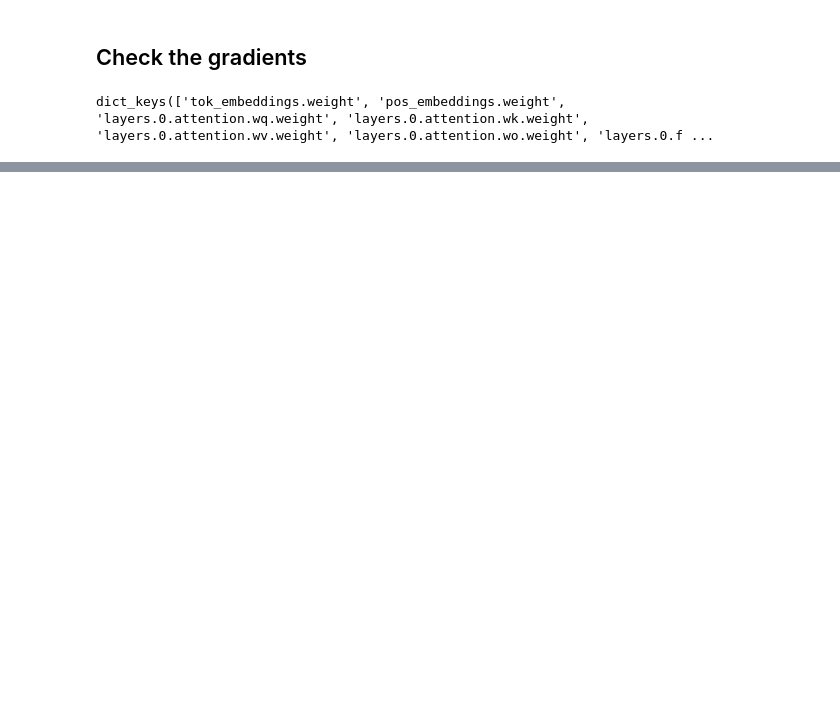
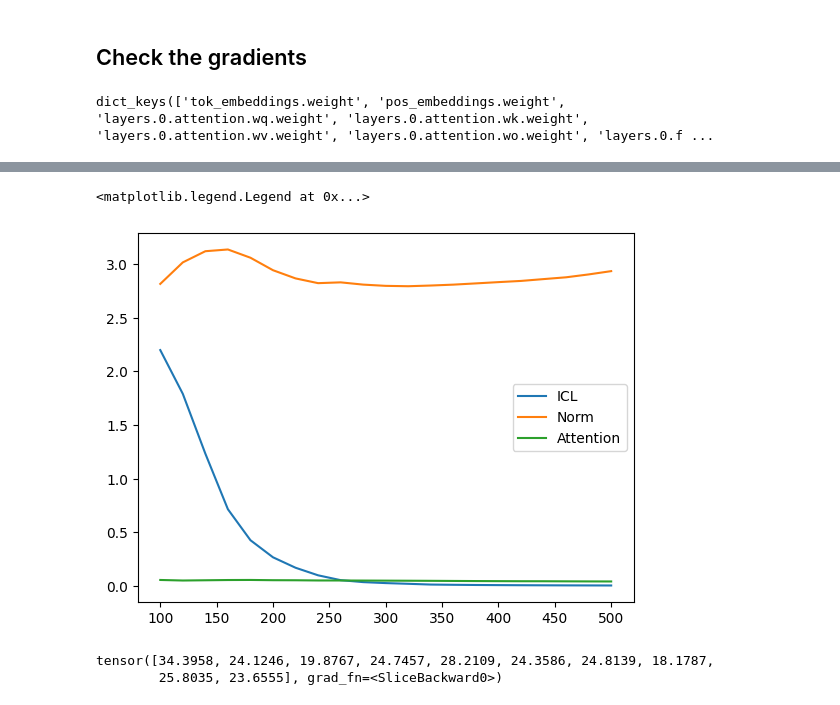
Before and after one commit to GuoTianYu2000/transformer-birth, a Jupyter notebook: Aug-28-check_dynamics.ipynb, the cells around one changed output, grey strips where cells are left out. Saved outputs shown, nothing was run; the diff lists cells and outputs as text; code cells hidden in the pictures; blank space fills up the shorter version.

```diff
--- a/Aug-28-check_dynamics.ipynb
+++ b/Aug-28-check_dynamics.ipynb
@@ -64,0 +168,23 @@ torch.Size([256, 256])
+# %%
+run_path_server = "/data/tianyu/birth/gens/pre-iclr/dynamics/dormant_copy_k3_bos1"
+model, cfg, x, y, ds = load_model(run_path_local="/Users/guotianyu/GitHub/birth/gens/special/markov", run_path_server=run_path_server, n_layers=3, n_heads=1, bos_num=1, train_steps=200, delim=0, with_data=True, data_path_local="/Users/guotianyu/GitHub/birth/data", data_path_server="/data/tianyu/birth/data")
+hook = forward_hook([], '')
+pred, outputs_list = model.modified_forward_with_hook(x, hook)
+# %%
+from tqdm import tqdm
+triggers_pos = ds.get_triggers_pos(x)
+probs = get_oracle_predicts(x, ds)
+norms = {}
+attns = {}
+icl_risks = {}
+bos_states = {}
+with torch.no_grad():
+    for step in tqdm(torch.arange(100, 3301, 160).tolist()):
+        model, cfg, _, _, _ = load_model(run_path_local="/Users/guotianyu/GitHub/birth/gens/special/markov", run_path_server=run_path_server, n_layers=3, n_heads=1, bos_num=1, train_steps=step, delim=0, with_data=True, data_path_local="/Users/guotianyu/GitHub/birth/data", data_path_server="/data/tianyu/birth/data")
+        hook = forward_hook([], '')
+        pred, outputs_list = model.modified_forward_with_hook(x, hook)
+        norms[step] = outputs_list[0]['output'].norm(dim=-1)
+        attns[step] = outputs_list[1]['attn_weights'].detach().cpu()[:, :, :, 0].mean(dim=-1)
+        risk = get_risk(probs, pred, predict_in_logits=True, triggers_pos=triggers_pos)
+        icl_risks[step] = risk[1].item()
+        bos_states[step] = {'attn_0': outputs_list[0]['attn_output'][0, 0, :].detach().cpu(), 'mlp_0': outputs_list[0]['mlp_output'][0, 0, :].detach().cpu(), 'output_0': outputs_list[0]['output'][0, 0, :].detach().cpu(), 'attn_input_1': outputs_list[1]['attn_input'][0, 0, :].detach().cpu(), 'value_states_1': outputs_list[1]['value_states'][0, 0, 0, :].detach().cpu(), 'key_states_1': outputs_list[1]['key_states'][0, 0, 0, :].detach().cpu(), 'query_states_1': outputs_list[1]['query_states'][0, 0, 0, :].detach().cpu(), 'attn_1': outputs_list[1]['attn_output'][0, 0, :].detach().cpu(), 'mlp_1': outputs_list[1]['mlp_output'][0, 0, :].detach().cpu(), 'output_1': outputs_list[1]['output'][0, 0, :].detach().cpu(),}
@@ -64,0 +223,8 @@ torch.Size([256, 256])
+# %%
+plt.plot(list(icl_risks.keys()), list(icl_risks.values()), label="ICL")
+plt.plot(list(norms.keys()), [v[0, 0].item()/10 for v in norms.values()], label="Norm")
+plt.plot(list(attns.keys()), [v.mean().item() for v in attns.values()], label="Attention")
+plt.legend()
+# %% [output]
+<matplotlib.legend.Legend at 0x...>
+[figure, added]
@@ -64,0 +235,5 @@ torch.Size([256, 256])
+# %%
+outputs_list[0]['output'].norm(dim=-1)[0, :10]
+# %% [output]
+tensor([34.3958, 24.1246, 19.8767, 24.7457, 28.2109, 24.3586, 24.8139, 18.1787,
+        25.8035, 23.6555], grad_fn=<SliceBackward0>)
```
Also changed, not shown: parts of 25 cells of this notebook, 42 other files.
